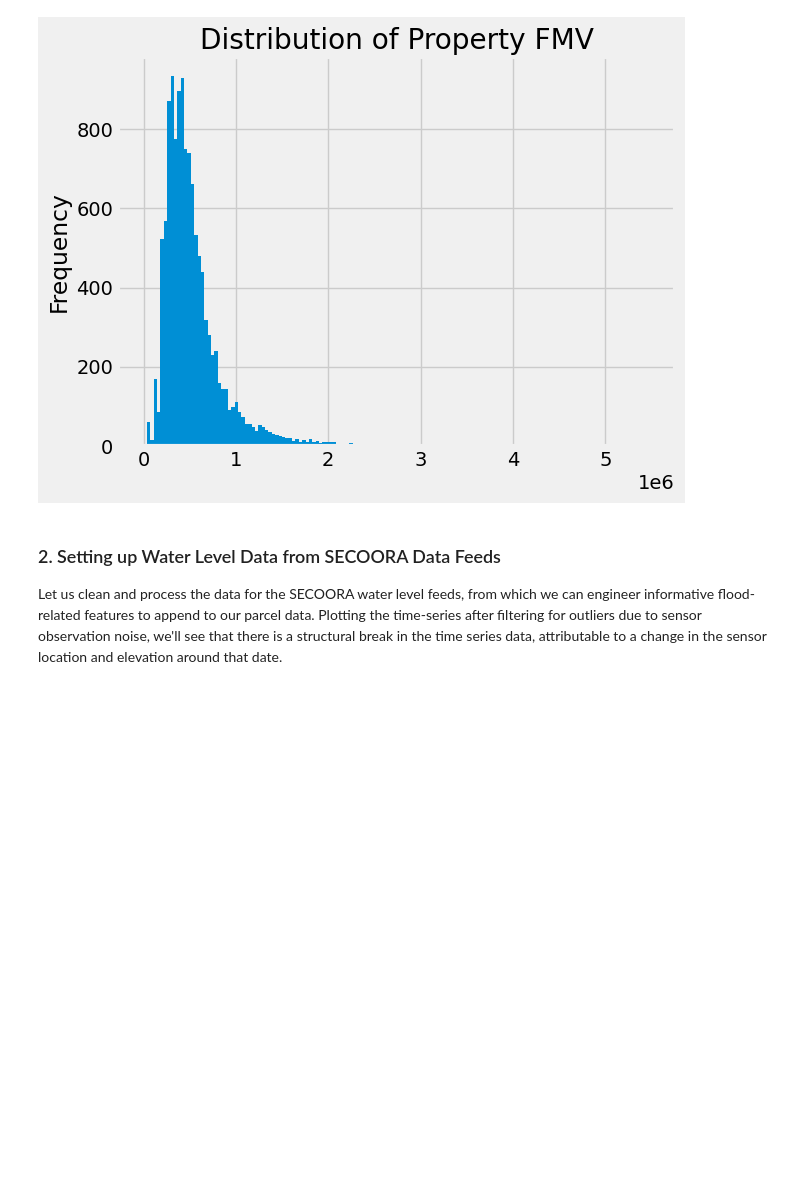
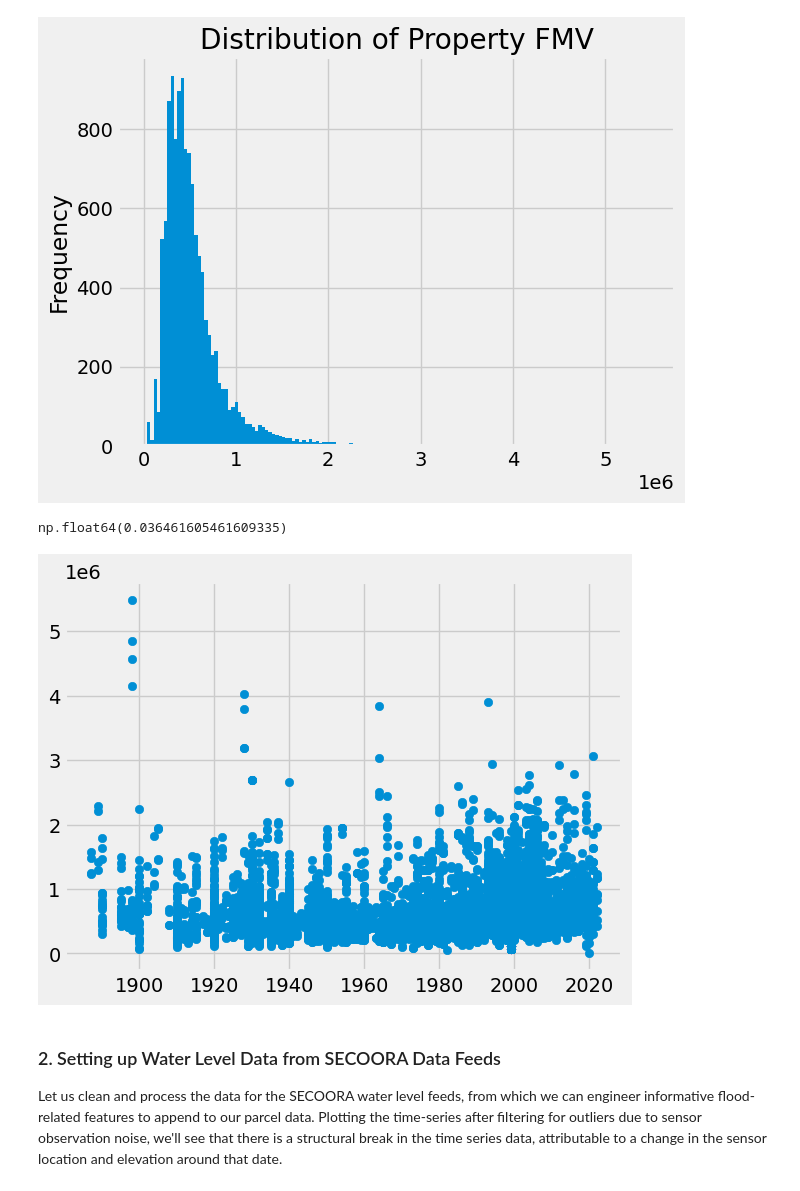
Before and after one commit to PrasunBanerjee04/SecooraRiskModel, a Jupyter notebook: full_scripts.ipynb, the cells around one changed output. Cells and saved outputs as stored; diff of their text form; code cells hidden in the pictures; blank space fills up the shorter version.

```diff
--- a/full_scripts.ipynb
+++ b/full_scripts.ipynb
@@ -113,6 +118,12 @@ vis.visualize_histogram(df_parcels['Fair Market Value'], bins=150, title="Distri
 # %% [output]
 [figure]
 [figure]
+# %%
+plt.scatter(df_parcels['Year Built'], df_parcels['Fair Market Value'])
+np.corrcoef(df_parcels['Year Built'], df_parcels['Fair Market Value'])[0,1]
+# %% [output]
+np.float64(0.036461605461609335)
+[figure, added]
 # %% [markdown]
 ### 2. Setting up Water Level Data from SECOORA Data Feeds
 
```
Also changed, not shown: parts of 17 cells of this notebook, 4 other files.
